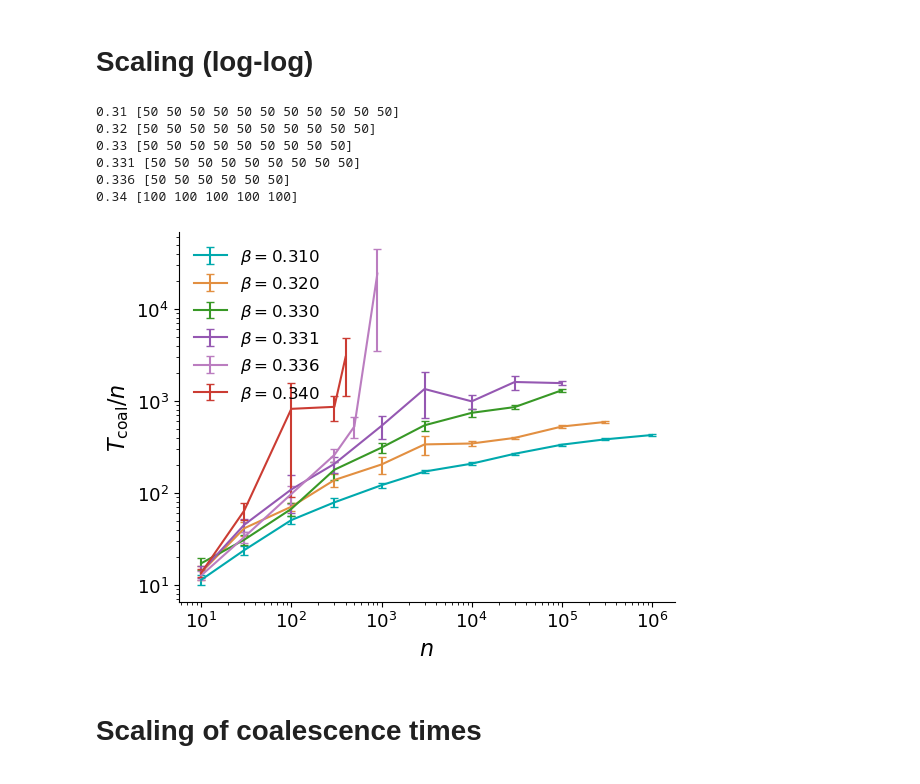
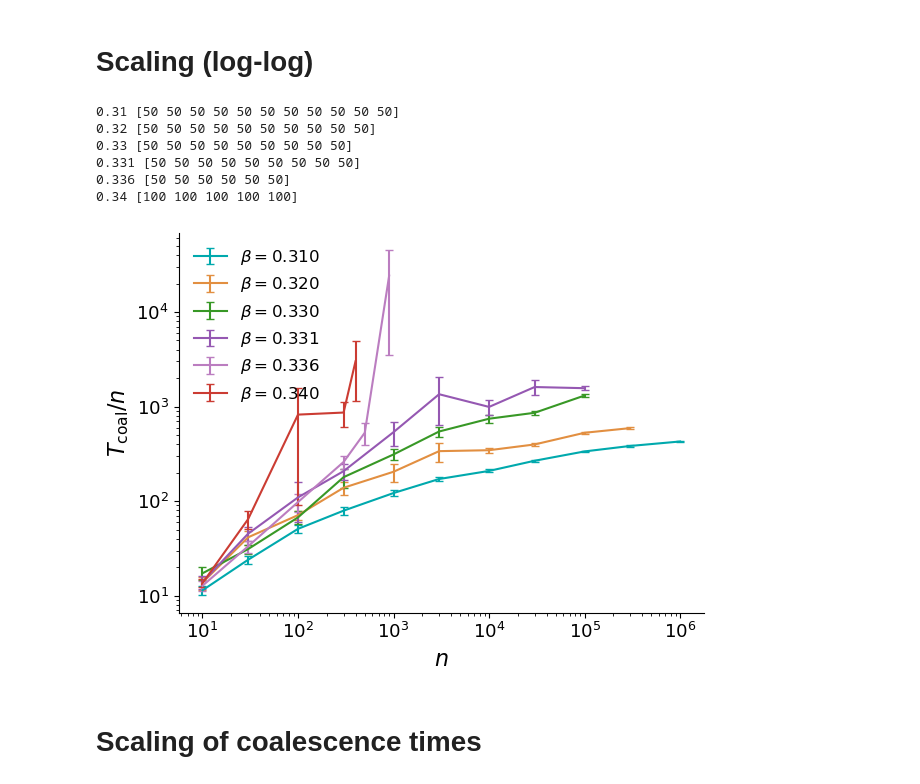
Before and after one commit to LouiseBudzynski/Bounding_Chain_Disordered_Ising_Models, a Jupyter notebook: notebooks/read_coal_time.ipynb, the cells around one changed output. Drawn from its saved outputs; the diff is of its cells as text; code cells hidden in the pictures.

Commit message:
plotting

```diff
--- a/notebooks/read_coal_time.ipynb
+++ b/notebooks/read_coal_time.ipynb
@@ -194,37 +194,38 @@ best_runs = df_filtered.groupby('beta')['n_runs'].transform('max')
 df_filtered = df_filtered[df_filtered['n_runs'] == best_runs]
 #df_filtered
 # %%
+fig, ax = plt.subplots()
+
 for beta in sorted(df_filtered['beta'].unique()):
     if coup_type == 'gauss' and (beta < 0.31 or beta >= 0.35):
         continue
     sub_df = df_filtered[df_filtered['beta'] == beta].sort_values('N')
     N = sub_df['N'].values
     T = sub_df['mean_coal_time'].values
     n_runs_plot = sub_df['n_runs'].values
     print(beta, n_runs_plot)
     sT = sub_df['std_coal_time'].values/np.sqrt(n_runs_plot)
     if graph_type in ('EA2D', 'F2D'):
         N = N**2
     if graph_type in ('EA3D', 'F3D'):
         N = N**3
-    plt.errorbar(N, T/N,
+    ax.errorbar(N, T/N,
                 yerr=sT/N,
                 label=rf'$\beta={beta:.3f}$',
                 capsize=3)
 
-#plt.axhline(10**9, linestyle='--', alpha=0.3)
-#plt.axhline(10**8, linestyle='--', alpha=0.3)
-plt.xlabel(rf'$n$')
-plt.ylabel(rf'$T_\mathrm{{coal}} / n$')
-plt.xscale('log')
-plt.yscale('log')
-plt.legend()
+ax.set_xlabel(rf'$n$')
+ax.set_ylabel(rf'$T_\mathrm{{coal}} / n$')
+ax.set_xscale('log')
+ax.set_yscale('log')
+ax.legend()
+plt.tight_layout()
 plt.show()
 # %% [output]
 0.31 [50 50 50 50 50 50 50 50 50 50 50]
 0.32 [50 50 50 50 50 50 50 50 50 50]
 0.33 [50 50 50 50 50 50 50 50 50]
 0.331 [50 50 50 50 50 50 50 50 50]
 0.336 [50 50 50 50 50 50]
 0.34 [100 100 100 100 100]
-[figure, old version]
+[figure, new version]
```
Also changed, not shown: parts of 4 cells of this notebook.
